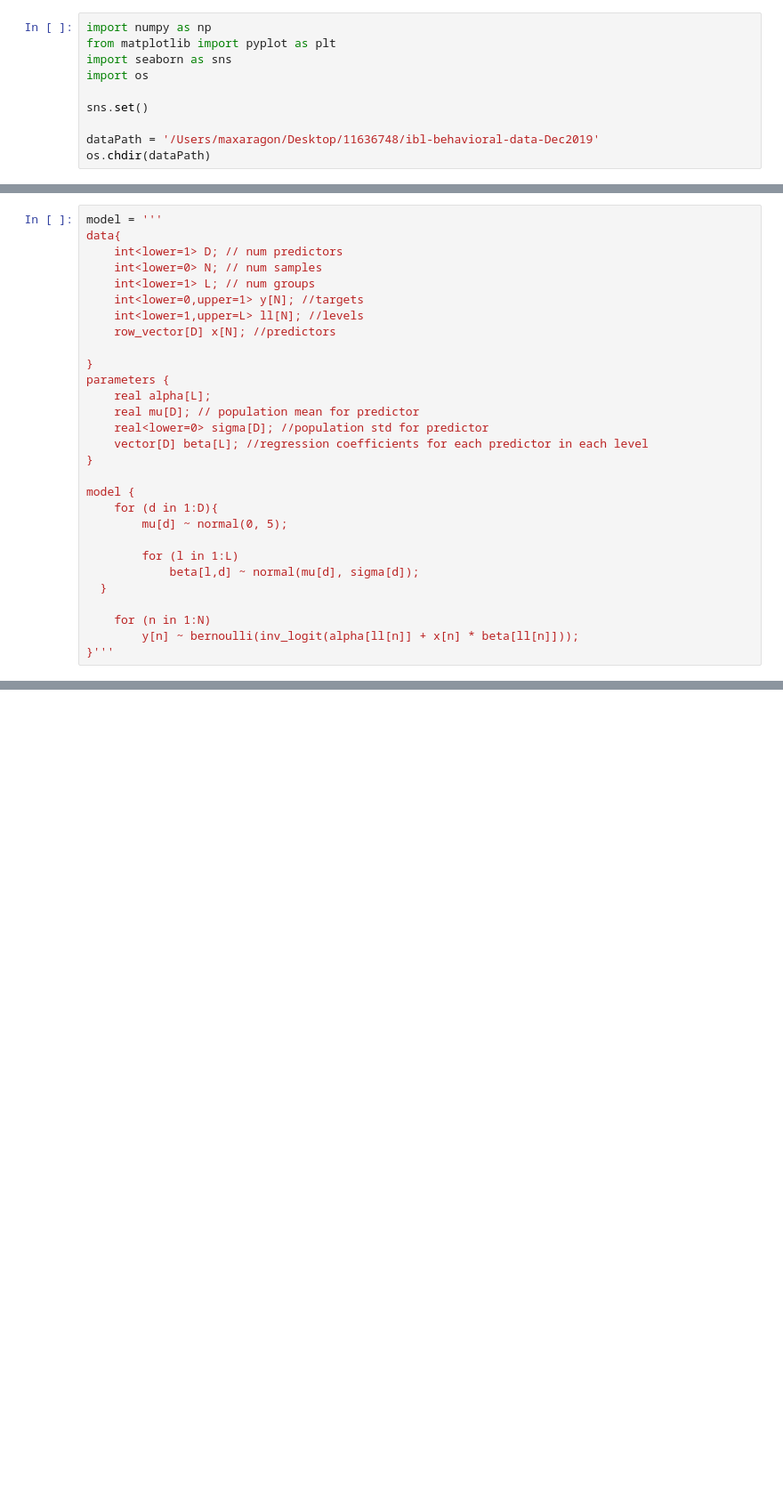
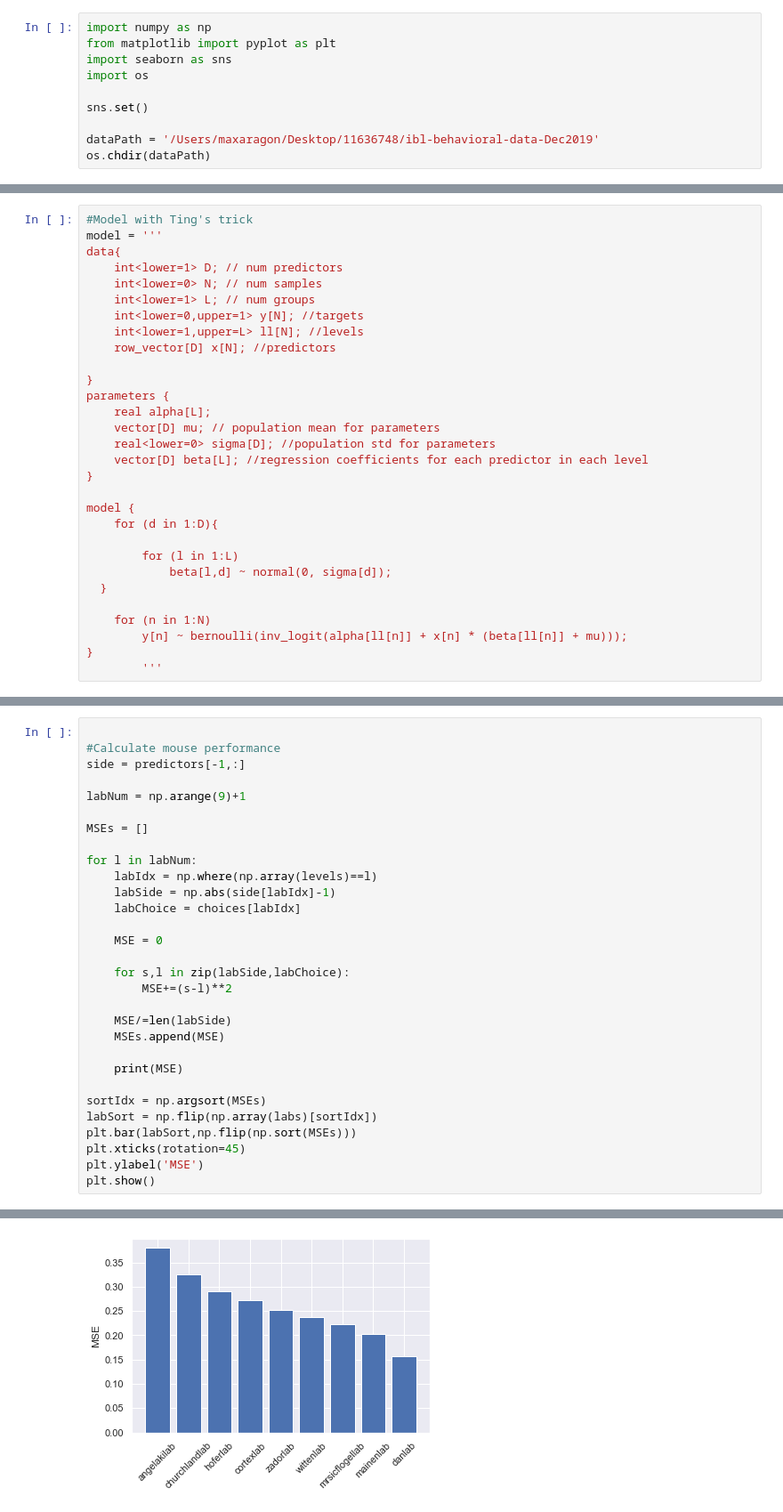
Before and after one commit to YSanchezAraujo/neuro_team_psy504, a Jupyter notebook: hierarchical_logistic.ipynb, the cells around one changed output, grey strips where cells are left out. Shown at 89% size. Saved outputs shown, nothing was run; the diff lists cells and outputs as text; blank space fills up the shorter version.

```diff
--- a/hierarchical_logistic.ipynb
+++ b/hierarchical_logistic.ipynb
@@ -170,4 +167,5 @@ fullData = {'D': numPreds,
 # %%
+#Model with Ting's trick
 model = '''
 data{
     int<lower=1> D; // num predictors
@@ -180,22 +178,22 @@ data{
 }
 parameters {
     real alpha[L];
-    real mu[D]; // population mean for predictor
-    real<lower=0> sigma[D]; //population std for predictor
+    vector[D] mu; // population mean for parameters
+    real<lower=0> sigma[D]; //population std for parameters
     vector[D] beta[L]; //regression coefficients for each predictor in each level
 }
 
 model {
     for (d in 1:D){
-        mu[d] ~ normal(0, 5);
 
         for (l in 1:L)
-            beta[l,d] ~ normal(mu[d], sigma[d]);
+            beta[l,d] ~ normal(0, sigma[d]);
   }
 
     for (n in 1:N)
-        y[n] ~ bernoulli(inv_logit(alpha[ll[n]] + x[n] * beta[ll[n]]));
-}'''
+        y[n] ~ bernoulli(inv_logit(alpha[ll[n]] + x[n] * (beta[ll[n]] + mu)));
+}
+        '''
 # %%
 import pystan
 
@@ -274,0 +313,31 @@ WARNING:pystan:Deprecation warning. PyStan plotting deprecated, use ArviZ librar
+# %%
+
+#Calculate mouse performance
+side = predictors[-1,:]
+
+labNum = np.arange(9)+1
+
+MSEs = []
+
+for l in labNum:
+    labIdx = np.where(np.array(levels)==l)
+    labSide = np.abs(side[labIdx]-1)
+    labChoice = choices[labIdx]
+
+    MSE = 0
+
+    for s,l in zip(labSide,labChoice):
+        MSE+=(s-l)**2
+
+    MSE/=len(labSide)
+    MSEs.append(MSE)
+
+    print(MSE)
+
+sortIdx = np.argsort(MSEs)
+labSort = np.flip(np.array(labs)[sortIdx])
+plt.bar(labSort,np.flip(np.sort(MSEs)))
+plt.xticks(rotation=45)
+plt.ylabel('MSE')
+plt.show()
+# %% [output]
@@ -274,0 +353 @@ WARNING:pystan:Deprecation warning. PyStan plotting deprecated, use ArviZ librar
+[figure, added]
```
Also changed, not shown: parts of 10 cells of this notebook, 1 other file.
